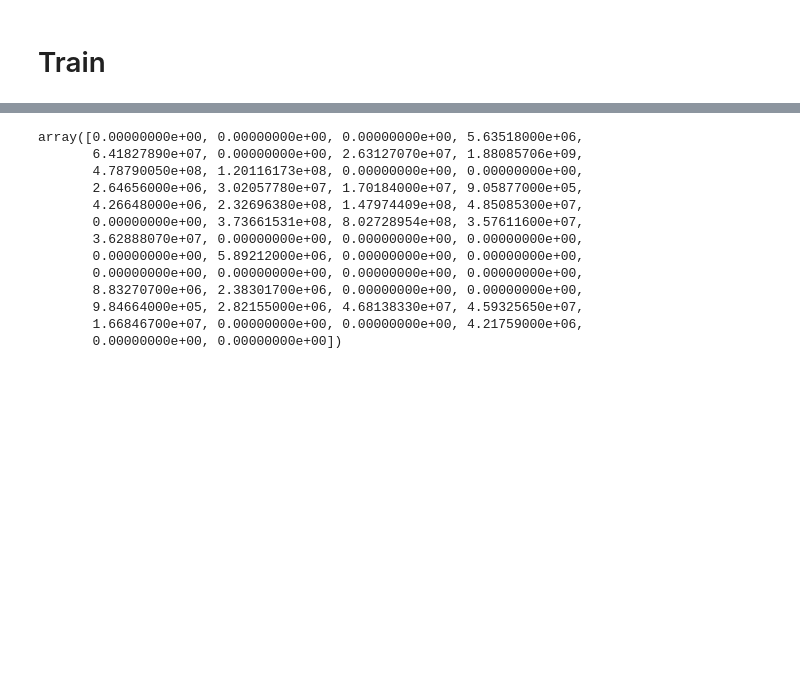
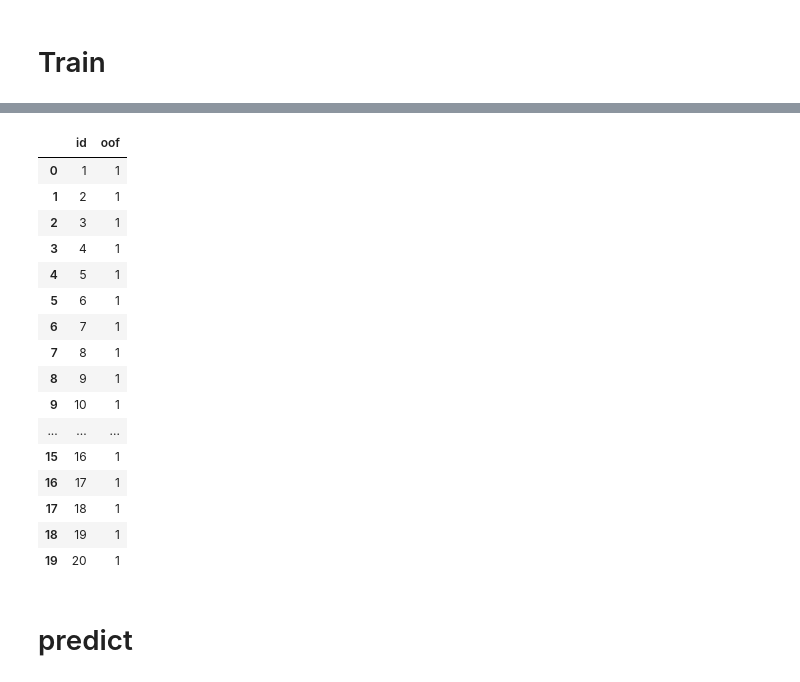
Before and after one commit to seven320/air_pollutants, a Jupyter notebook: FP001_basic.ipynb, the cells around one changed output, grey strips where cells are left out. Drawn from its saved outputs; the diff is of its cells as text; code cells hidden in the pictures; blank space fills up the shorter version.

```diff
--- a/FP001_basic.ipynb
+++ b/FP001_basic.ipynb
@@ -292,7 +292,7 @@ train_df.head(5)
 # train_df_labeled = labelencoding.transform(train_df_num)
 # %%
 class AbstractTreeModel:
-    def __init__(self, prediction_type="binary"):
+    def __init__(self, prediction_type="regression"):
         self.model = None
         self.prediction_type = prediction_type
 
@@ -408,3 +401,15 @@ parameters = {
+# %%
+parameters = {
+            'objective': 'rmse',
+            'metric': 'rmse',
+            'max_bin': 255,
+            'n_estimators':5000,
+            'learning_rate': 0.03,
+            'max_depth': 16,
+            'num_leaves': 8,
+            'early_stopping_rounds': 30,
+            'verbosity': 10
+        }
 # %%
 lgb_model = get_tree_model("lgb")()
 
@@ -417,6 +422,10 @@ num_cols.remove("pm25_mid")
 
 target_cols = "pm25_mid"
 # %%
+lgb_models = []
+
+oof_df = train_df[["id"]]
+oof_df["oof"] = -1
 
 for i in range(NUM_FOLDS):
     train_data = train_df[train_df["kfold"] != i].reset_index(drop = True)
@@ -431,11 +440,12 @@ for i in range(NUM_FOLDS):
         X_val = valid_data[num_cols],
         y_val = valid_data[target_cols],
     )
+    lgb_models.append(lgb_model)
 
+    oof = lgb_model.predict(
+        valid_data[num_cols]
+    )
+    oof_df.loc[train_df["kfold"] == i, "oof"] = oof
 
-
-
-
-
-    break
+train_oof = train_df.merge(oof_df[["id", "oof"]], on = "id", how = "left")
 # %% [output]
@@ -479,16 +468,0 @@ dir(lgb_model)
-# %%
-lgb_model.feature_importances_
-# %% [output]
-array([0.00000000e+00, 0.00000000e+00, 0.00000000e+00, 5.63518000e+06,
-       6.41827890e+07, 0.00000000e+00, 2.63127070e+07, 1.88085706e+09,
-       4.78790050e+08, 1.20116173e+08, 0.00000000e+00, 0.00000000e+00,
-       2.64656000e+06, 3.02057780e+07, 1.70184000e+07, 9.05877000e+05,
-       4.26648000e+06, 2.32696380e+08, 1.47974409e+08, 4.85085300e+07,
-       0.00000000e+00, 3.73661531e+08, 8.02728954e+08, 3.57611600e+07,
-       3.62888070e+07, 0.00000000e+00, 0.00000000e+00, 0.00000000e+00,
-       0.00000000e+00, 5.89212000e+06, 0.00000000e+00, 0.00000000e+00,
-       0.00000000e+00, 0.00000000e+00, 0.00000000e+00, 0.00000000e+00,
-       8.83270700e+06, 2.38301700e+06, 0.00000000e+00, 0.00000000e+00,
-       9.84664000e+05, 2.82155000e+06, 4.68138330e+07, 4.59325650e+07,
-       1.66846700e+07, 0.00000000e+00, 0.00000000e+00, 4.21759000e+06,
-       0.00000000e+00, 0.00000000e+00])
@@ -494,0 +471,22 @@ array([0.00000000e+00, 0.00000000e+00, 0.00000000e+00, 5.63518000e+06,
+# %%
+train_oof[["id","pm25_mid", "kfold", "oof"]].to_csv(os.path.join(OOF_DIR, "oof.csv"), index= False)
+# %% [output]
+|  | id | oof |
+| 0 | 1 | 1 |
+| 1 | 2 | 1 |
+| 2 | 3 | 1 |
+| 3 | 4 | 1 |
+| 4 | 5 | 1 |
+| 5 | 6 | 1 |
+| 6 | 7 | 1 |
+| 7 | 8 | 1 |
+| 8 | 9 | 1 |
+| 9 | 10 | 1 |
+| ... | ... | ... |
+| 15 | 16 | 1 |
+| 16 | 17 | 1 |
+| 17 | 18 | 1 |
+| 18 | 19 | 1 |
+| 19 | 20 | 1 |
+# %% [markdown]
+# predict
```
Also changed, not shown: parts of 20 cells of this notebook.
